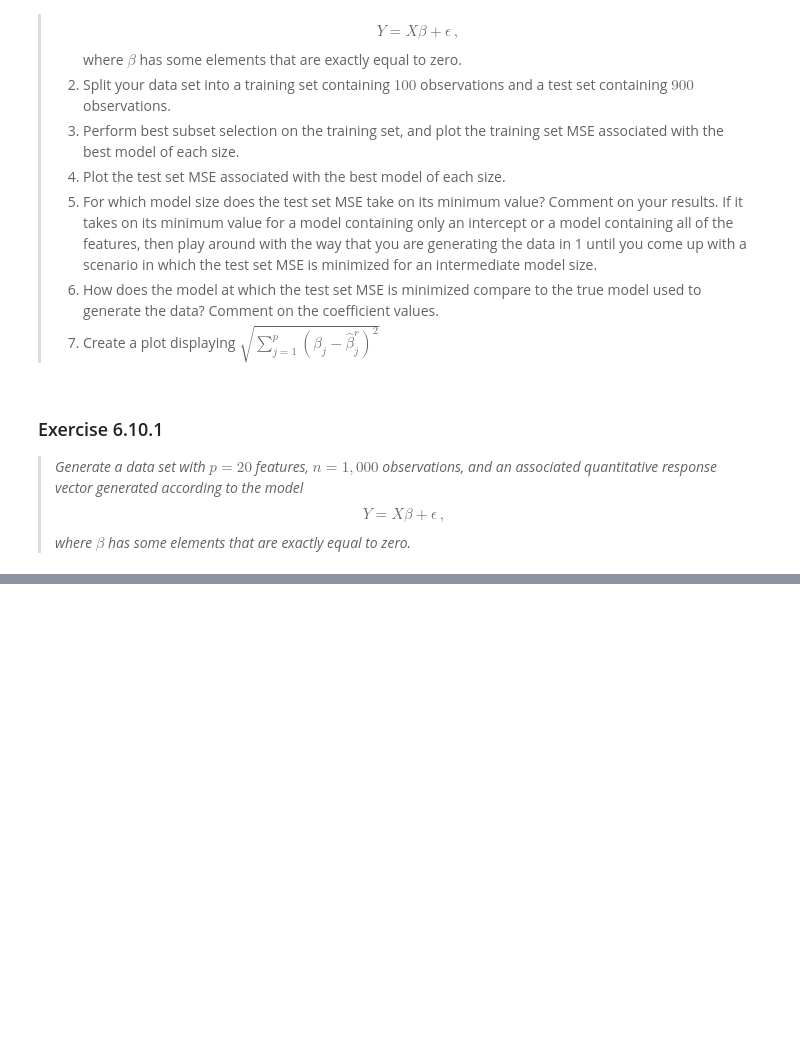
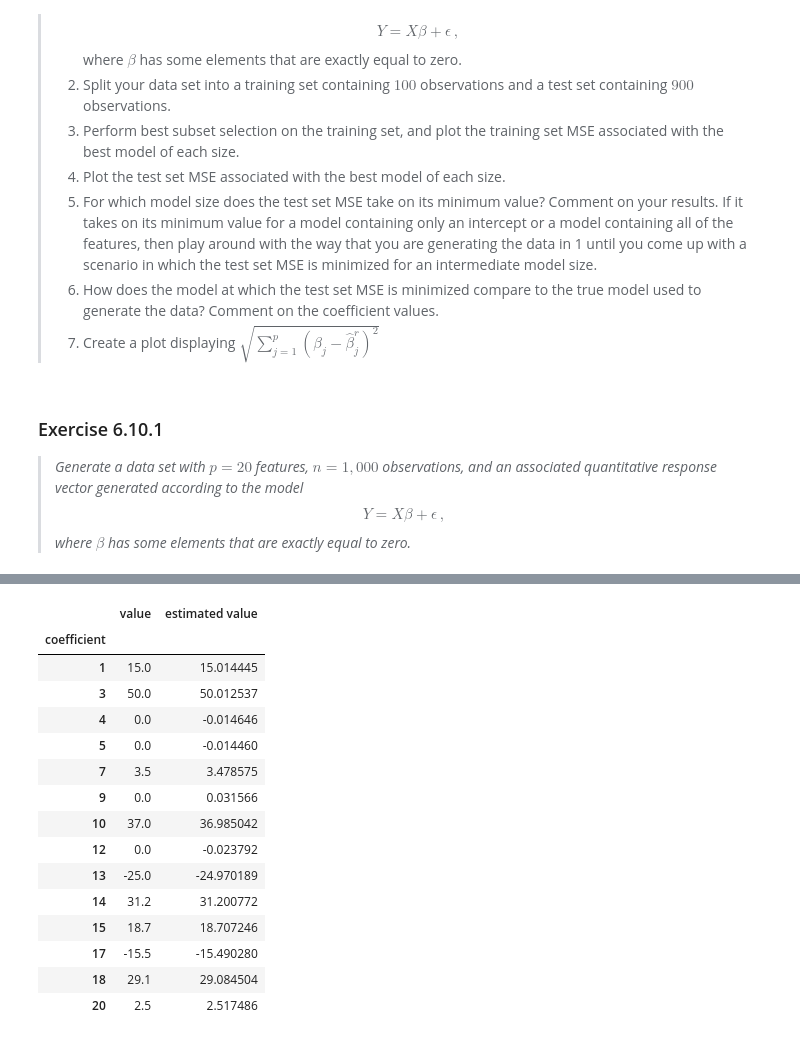
Before and after one commit to HerrBroekman/Python-solutions-for-An-Introduction-to-Statistical-Learning, a Jupyter notebook: Chapter6/Exercise10/6_10.ipynb, the cells around one changed output, grey strips where cells are left out. Saved outputs shown, nothing was run; the diff lists cells and outputs as text; code cells hidden in the pictures; blank space fills up the shorter version.

```diff
--- a/Chapter6/Exercise10/6_10.ipynb
+++ b/Chapter6/Exercise10/6_10.ipynb
@@ -41,0 +219,27 @@ n = 1000
+# %%
+descriptiveColumns = df_best_submodels[df_best_submodels['testing MSE'] == df_best_submodels['testing MSE'].min()]['variables'].to_numpy()[0]
+model = LinearRegression()
+_ = model.fit(df_X[descriptiveColumns], Y)
+estimates = pd.DataFrame({
+    'coefficient': descriptiveColumns,
+    'estimated value': model.coef_
+})
+estimates = estimates.set_index('coefficient')
+df_beta[df_beta['value'] != 0].merge(estimates, how='outer', left_index=True, right_index=True).fillna(0)
+# %% [output]
+|  | value | estimated value |
+| coefficient |  |  |
+| 1 | 15.0 | 15.014445 |
+| 3 | 50.0 | 50.012537 |
+| 4 | 0.0 | -0.014646 |
+| 5 | 0.0 | -0.014460 |
+| 7 | 3.5 | 3.478575 |
+| 9 | 0.0 | 0.031566 |
+| 10 | 37.0 | 36.985042 |
+| 12 | 0.0 | -0.023792 |
+| 13 | -25.0 | -24.970189 |
+| 14 | 31.2 | 31.200772 |
+| 15 | 18.7 | 18.707246 |
+| 17 | -15.5 | -15.490280 |
+| 18 | 29.1 | 29.084504 |
+| 20 | 2.5 | 2.517486 |
```
Also changed, not shown: parts of 13 cells of this notebook.
